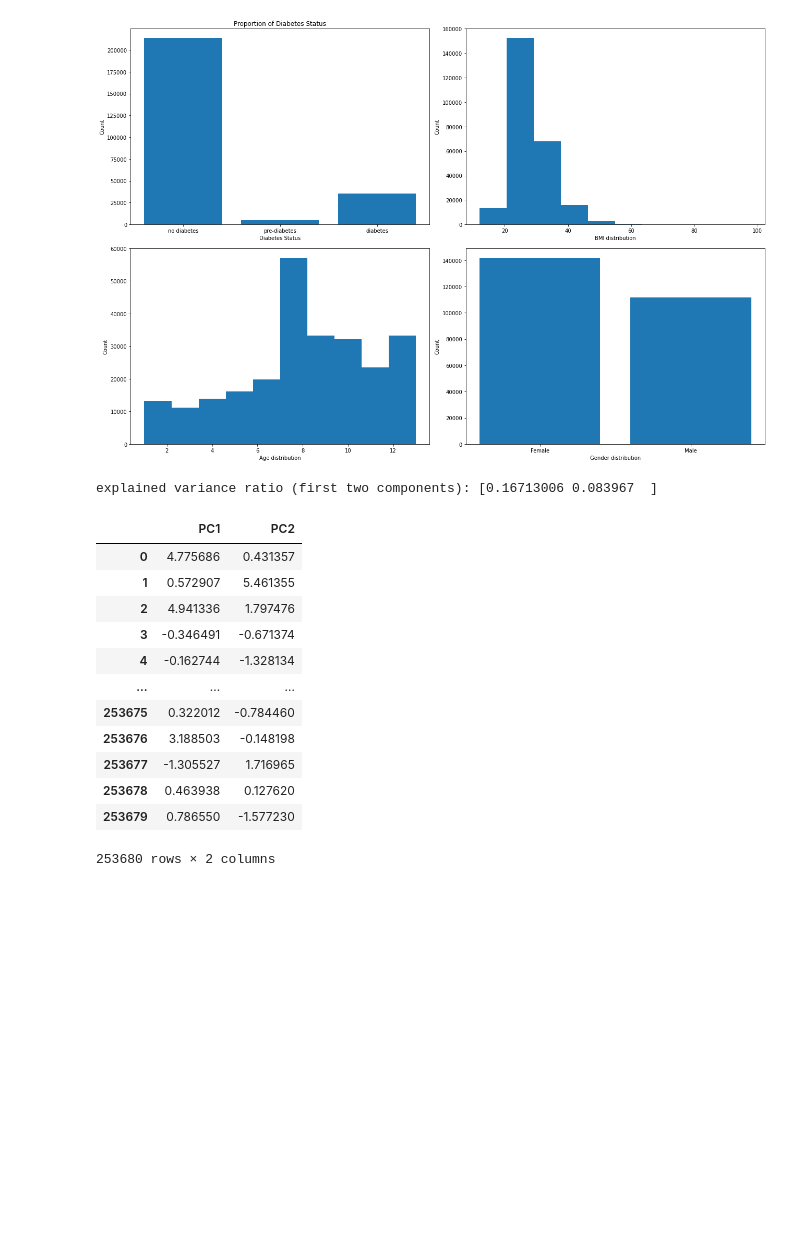
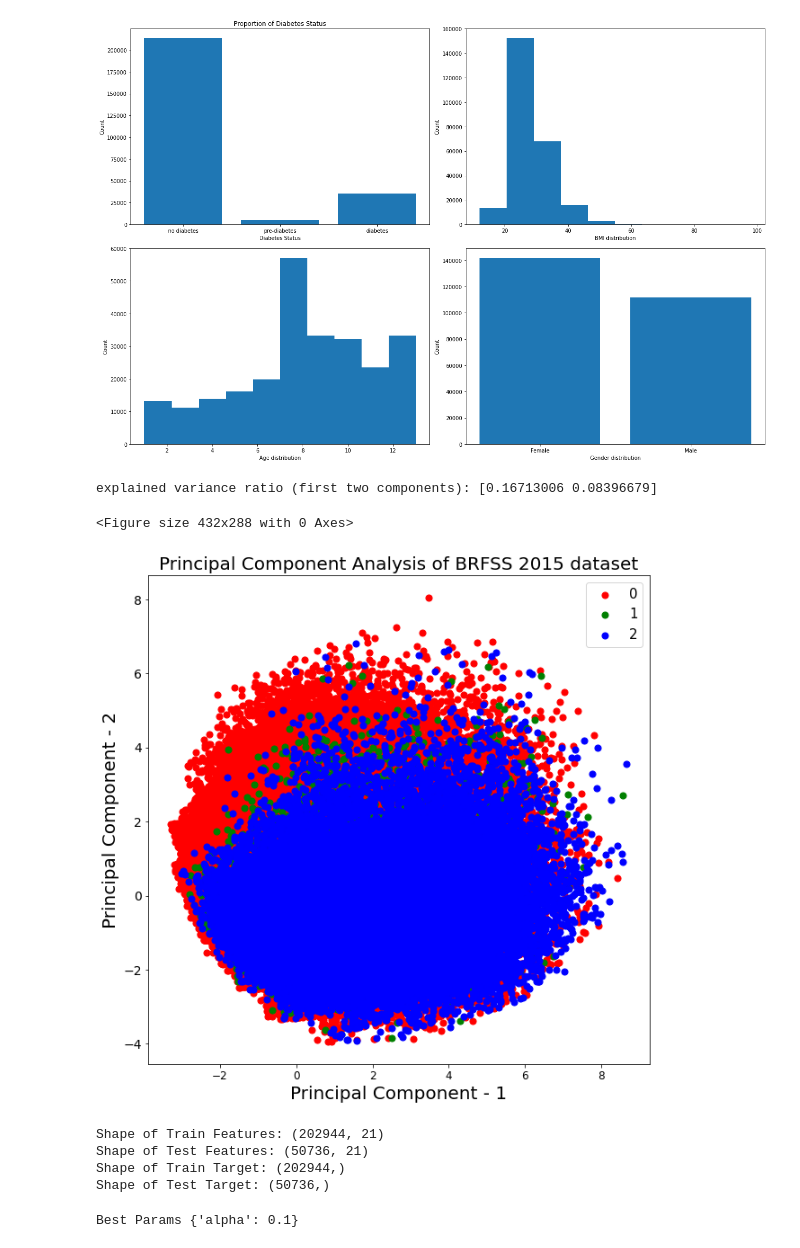
Before and after one commit to BruciiZ/stats302final, a Jupyter notebook: data_cleaning.ipynb, the cells around one changed output. Drawn from its saved outputs; the diff is of its cells as text; code cells hidden in the pictures; blank space fills up the shorter version.

```diff
--- a/data_cleaning.ipynb
+++ b/data_cleaning.ipynb
@@ -110,32 +110,79 @@ plt.show()
 # %%
 ## Unsupervised clustering
 import numpy as np
 from sklearn.decomposition import PCA
 from sklearn.preprocessing import StandardScaler
 
 X = df.iloc[:,1:]
 X = StandardScaler().fit_transform(X) # normalizing the features
 y = df.iloc[:,0]
 pca = PCA(n_components=2)
 principleComponent = pca.fit_transform(X)
 principleComponent = pd.DataFrame(principleComponent, columns = ["PC1", "PC2"])
 print(
     "explained variance ratio (first two components): %s"
     % str(pca.explained_variance_ratio_)
 )
-principleComponent
+
+# visualize the princinple components
+plt.figure()
+plt.figure(figsize=(10,10))
+plt.xticks(fontsize=12)
+plt.yticks(fontsize=14)
+plt.xlabel('Principal Component - 1',fontsize=20)
+plt.ylabel('Principal Component - 2',fontsize=20)
+plt.title("Principal Component Analysis of BRFSS 2015 dataset",fontsize=20)
+targets = [0, 1, 2]
+colors = ['r', 'g', 'b']
+for target, color in zip(targets,colors):
+    indicesToKeep = df['Diabetes_012'] == target
+    plt.scatter(principleComponent.loc[indicesToKeep, 'PC1']
+               , principleComponent.loc[indicesToKeep, 'PC2'], c = color, s = 50)
+
+plt.legend(targets,prop={'size': 15})
+plt.show()
 # %% [output]
-explained variance ratio (first two components): [0.16713006 0.083967  ]
+explained variance ratio (first two components): [0.16713006 0.08396679]
-|  | PC1 | PC2 |
-| 0 | 4.775686 | 0.431357 |
-| 1 | 0.572907 | 5.461355 |
-| 2 | 4.941336 | 1.797476 |
-| 3 | -0.346491 | -0.671374 |
-| 4 | -0.162744 | -1.328134 |
-| ... | ... | ... |
-| 253675 | 0.322012 | -0.784460 |
-| 253676 | 3.188503 | -0.148198 |
-| 253677 | -1.305527 | 1.716965 |
-| 253678 | 0.463938 | 0.127620 |
-| 253679 | 0.786550 | -1.577230 |
-253680 rows × 2 columns
+<Figure size 432x288 with 0 Axes>
+[figure, added]
+# %%
+## feature selection with lasso regression
+import numpy as np
+import pandas as pd
+import matplotlib.pyplot as plt
+from sklearn.linear_model import Lasso
+from sklearn.model_selection import train_test_split
+from sklearn.model_selection import GridSearchCV, KFold
+
+# Segregating the Feature and Target
+X = df.drop("Diabetes_012", axis=1).values
+y = df["Diabetes_012"].values
+
+# Train Test Split
+X_train, X_test, y_train, y_test = train_test_split(X, y, test_size=0.20, random_state=42, stratify=y)
+
+print("Shape of Train Features: {}".format(X_train.shape))
+print("Shape of Test Features: {}".format(X_test.shape))
+print("Shape of Train Target: {}".format(y_train.shape))
+print("Shape of Test Target: {}".format(y_test.shape))
+# %% [output]
+Shape of Train Features: (202944, 21)
+Shape of Test Features: (50736, 21)
+Shape of Train Target: (202944,)
+Shape of Test Target: (50736,)
+# %%
+# parameters to be tested on GridSearchCV
+params = {"alpha":np.arange(0.00001, 10, 500)}
+
+# Number of Folds and adding the random state for replication
+kf=KFold(n_splits=5,shuffle=True, random_state=42)
+
+# Initializing the Model
+lasso = Lasso()
+
+# GridSearchCV with model, params and folds.
+lasso_cv=GridSearchCV(lasso, param_grid=params, cv=kf)
+lasso_cv.fit(X, y)
+print("Best Params {}".format(lasso_cv.best_params_))
+# %% [output]
+Best Params {'alpha': 0.1}
```
Also changed, not shown: parts of 4 cells of this notebook.
